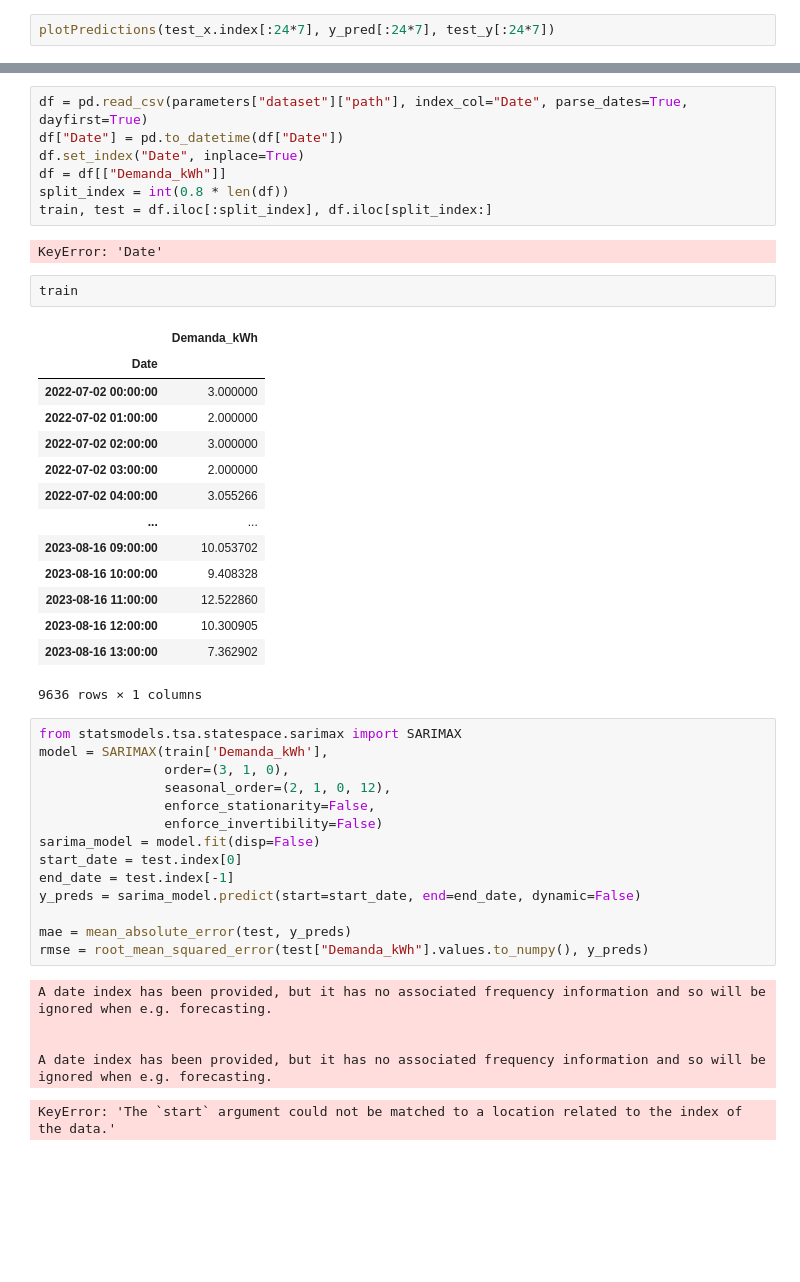
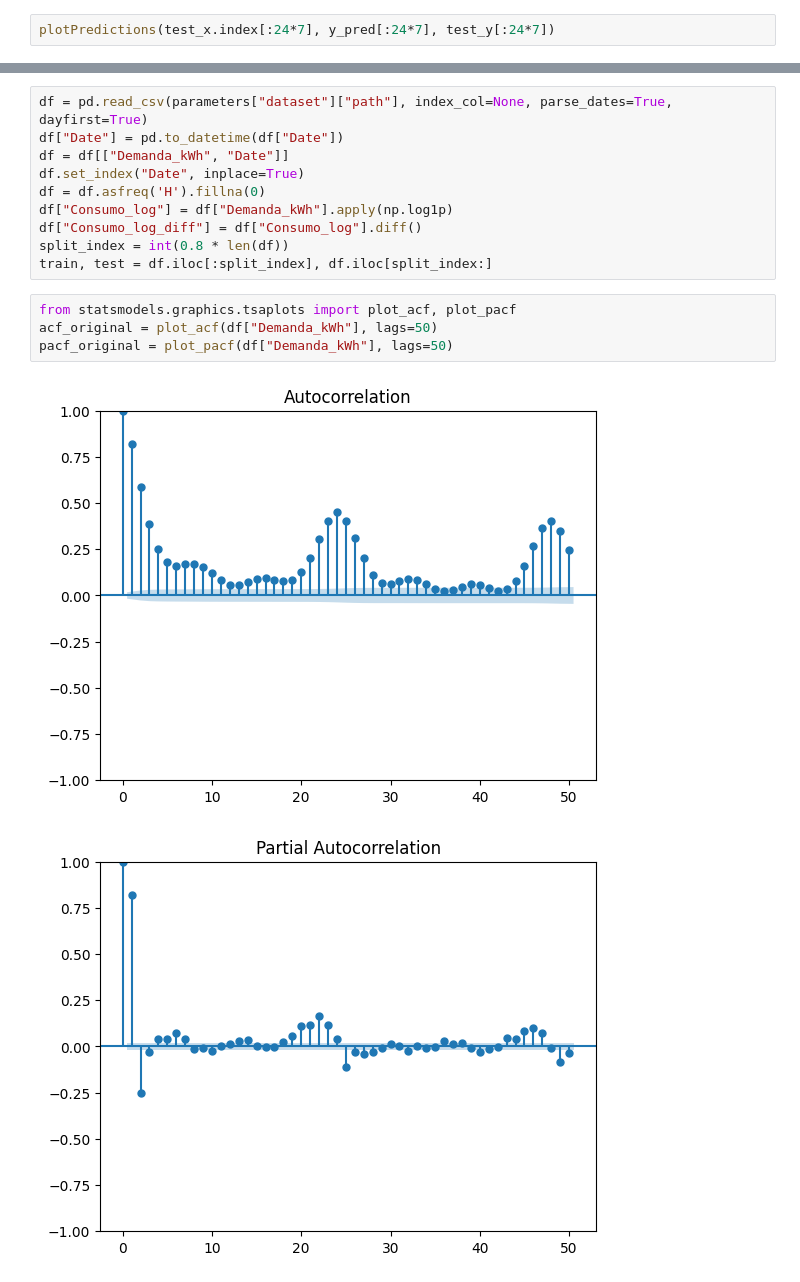
Before and after one commit to AFernandezBenages/WP4, a Jupyter notebook: code/pruebas3.ipynb, the cells around one changed output, grey strips where cells are left out. Saved outputs shown, nothing was run; the diff lists cells and outputs as text; blank space fills up the shorter version.

```diff
--- a/code/pruebas3.ipynb
+++ b/code/pruebas3.ipynb
@@ -284,46 +298,17 @@ Warnings:
 # %%
-df = pd.read_csv(parameters["dataset"]["path"], index_col="Date", parse_dates=True, dayfirst=True)
+df = pd.read_csv(parameters["dataset"]["path"], index_col=None, parse_dates=True, dayfirst=True)
 df["Date"] = pd.to_datetime(df["Date"])
+df = df[["Demanda_kWh", "Date"]]
 df.set_index("Date", inplace=True)
-df = df[["Demanda_kWh"]]
+df = df.asfreq('H').fillna(0)
+df["Consumo_log"] = df["Demanda_kWh"].apply(np.log1p)
+df["Consumo_log_diff"] = df["Consumo_log"].diff()
 split_index = int(0.8 * len(df))
 train, test = df.iloc[:split_index], df.iloc[split_index:]
-# %% [output]
-KeyError: 'Date'
-# %%
-train
-# %% [output]
-|  | Demanda_kWh |
-| Date |  |
-| 2022-07-02 00:00:00 | 3.000000 |
-| 2022-07-02 01:00:00 | 2.000000 |
-| 2022-07-02 02:00:00 | 3.000000 |
-| 2022-07-02 03:00:00 | 2.000000 |
-| 2022-07-02 04:00:00 | 3.055266 |
-| ... | ... |
-| 2023-08-16 09:00:00 | 10.053702 |
-| 2023-08-16 10:00:00 | 9.408328 |
-| 2023-08-16 11:00:00 | 12.522860 |
-| 2023-08-16 12:00:00 | 10.300905 |
-| 2023-08-16 13:00:00 | 7.362902 |
-9636 rows × 1 columns
-# %%
-from statsmodels.tsa.statespace.sarimax import SARIMAX
-model = SARIMAX(train['Demanda_kWh'],
-                order=(3, 1, 0),
-                seasonal_order=(2, 1, 0, 12),
-                enforce_stationarity=False,
-                enforce_invertibility=False)
-sarima_model = model.fit(disp=False)
-start_date = test.index[0]
-end_date = test.index[-1]
-y_preds = sarima_model.predict(start=start_date, end=end_date, dynamic=False)
-
-mae = mean_absolute_error(test, y_preds)
-rmse = root_mean_squared_error(test["Demanda_kWh"].values.to_numpy(), y_preds)
-# %% [output]
-A date index has been provided, but it has no associated frequency information and so will be ignored when e.g. forecasting.
-
-
-A date index has been provided, but it has no associated frequency information and so will be ignored when e.g. forecasting.
-KeyError: 'The `start` argument could not be matched to a location related to the index of the data.'
+# %%
+from statsmodels.graphics.tsaplots import plot_acf, plot_pacf
+acf_original = plot_acf(df["Demanda_kWh"], lags=50)
+pacf_original = plot_pacf(df["Demanda_kWh"], lags=50)
+# %% [output]
+[figure, added]
+[figure, added]
```
Also changed, not shown: parts of 5 cells of this notebook, 2 other files.
